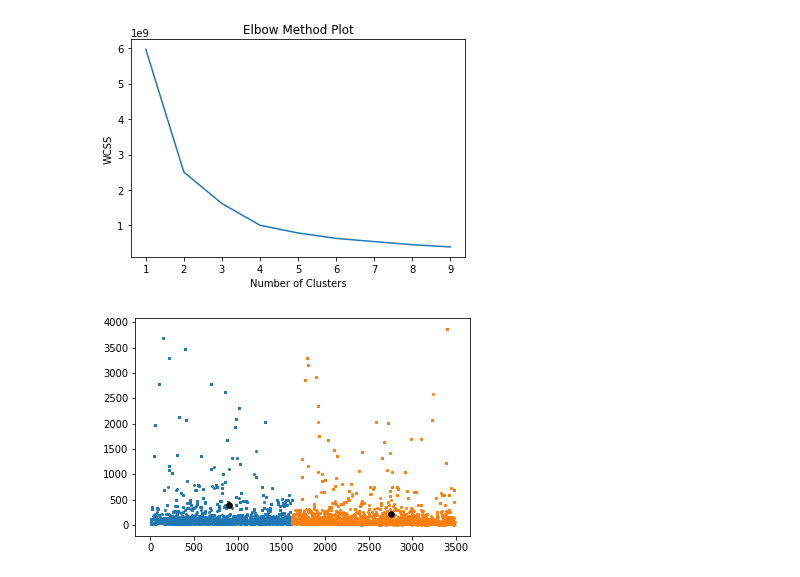
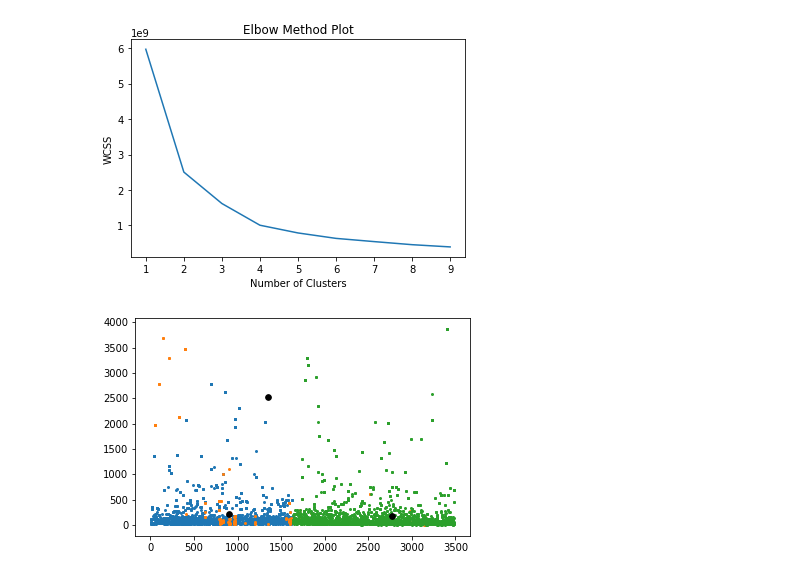
Before and after one commit to NormanHung/Practice-Customer-Segmentation, a Jupyter notebook: Assignment-Customer Segmentation.ipynb, the cells around one changed output. Cells and saved outputs as stored; diff of their text form; code cells hidden in the pictures.

Commit message:
Add files via upload
Added return values for wccs and cluster assignments for K-Means plots

```diff
--- a/Assignment-Customer Segmentation.ipynb
+++ b/Assignment-Customer Segmentation.ipynb
@@ -396,7 +398,7 @@ def PlotKMeanElbow(DataSeries, k_points = 10):
 from sklearn.cluster import KMeans
 import matplotlib.pyplot as plt
 
-def PlotKMeans(DataSeries, CenterPointCount = 3, RSeed = 13):
+def PlotKMeansAndGetClusters(DataSeries, CenterPointCount = 3, RSeed = 13):
     kmeanModel = KMeans(n_clusters = CenterPointCount, init="k-means++", max_iter=300, n_init=10, random_state = RSeed)
     DataSeries = pd.concat([DataSeries, pd.Series(kmeanModel.fit_predict(DataSeries), name = "ClusterID")], axis = 1)
 
@@ -409,4 +411,6 @@ def PlotKMeans(DataSeries, CenterPointCount = 3, RSeed = 13):
     plt.scatter(kmeanModel.cluster_centers_[:, 0], kmeanModel.cluster_centers_[:, 1], s=32, c="black")
 
     plt.show()
+
+    return DataSeries["ClusterID"].to_list()
 # %%
@@ -430,6 +434,6 @@ PlotKMeanElbow(CombinedRawData[["Customers.id", "OrderHistoryTotal"]])
 # %% [output]
 [figure]
 # %%
-PlotKMeans(CombinedRawData[["Customers.id", "OrderHistoryTotal"]], CenterPointCount = 2)
+PlotKMeansAndGetClusters(CombinedRawData[["Customers.id", "OrderHistoryTotal"]], CenterPointCount = 3);
 # %% [output]
-[figure, old version]
+[figure, new version]
```
Also changed, not shown: parts of 6 cells of this notebook.
